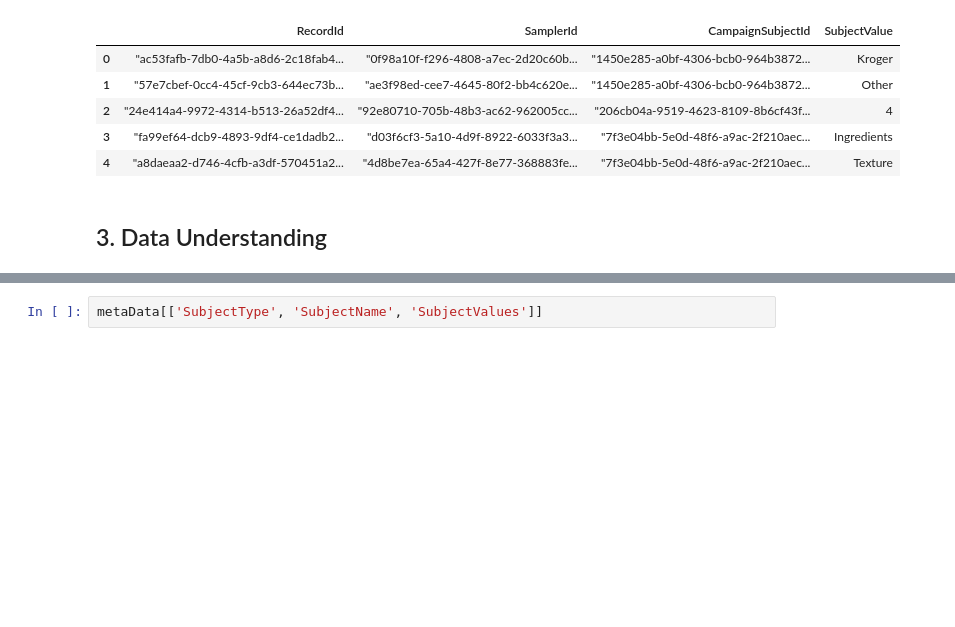
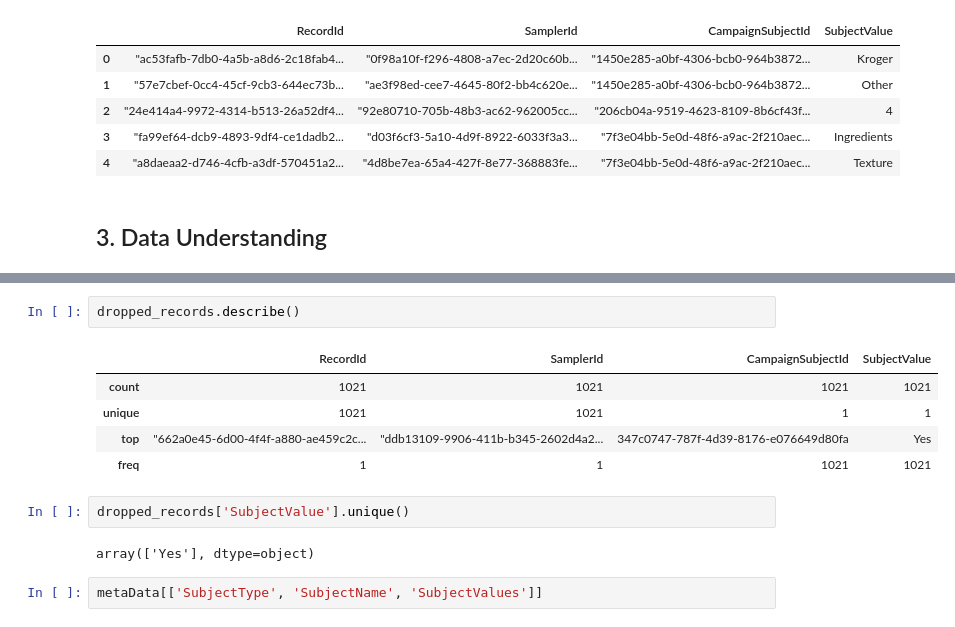
Before and after one commit to garfield-gray/DataMining, a Jupyter notebook: peekageHiringChallenge.ipynb, the cells around one changed output, grey strips where cells are left out. Drawn from its saved outputs; the diff is of its cells as text; blank space fills up the shorter version.

```diff
--- a/peekageHiringChallenge.ipynb
+++ b/peekageHiringChallenge.ipynb
@@ -105,3 +156,15 @@ Shape of the merged dataframe: (23234, 8)
+# %%
+dropped_records.describe()
+# %% [output]
+|  | RecordId | SamplerId | CampaignSubjectId | SubjectValue |
+| count | 1021 | 1021 | 1021 | 1021 |
+| unique | 1021 | 1021 | 1 | 1 |
+| top | "662a0e45-6d00-4f4f-a880-ae459c2c... | "ddb13109-9906-411b-b345-2602d4a2... | 347c0747-787f-4d39-8176-e076649d80fa | Yes |
+| freq | 1 | 1 | 1021 | 1021 |
+# %%
+dropped_records['SubjectValue'].unique()
+# %% [output]
+array(['Yes'], dtype=object)
 # %%
 metaData[['SubjectType', 'SubjectName', 'SubjectValues']]
 # %% [output]
```
Also changed, not shown: parts of 10 cells of this notebook.
